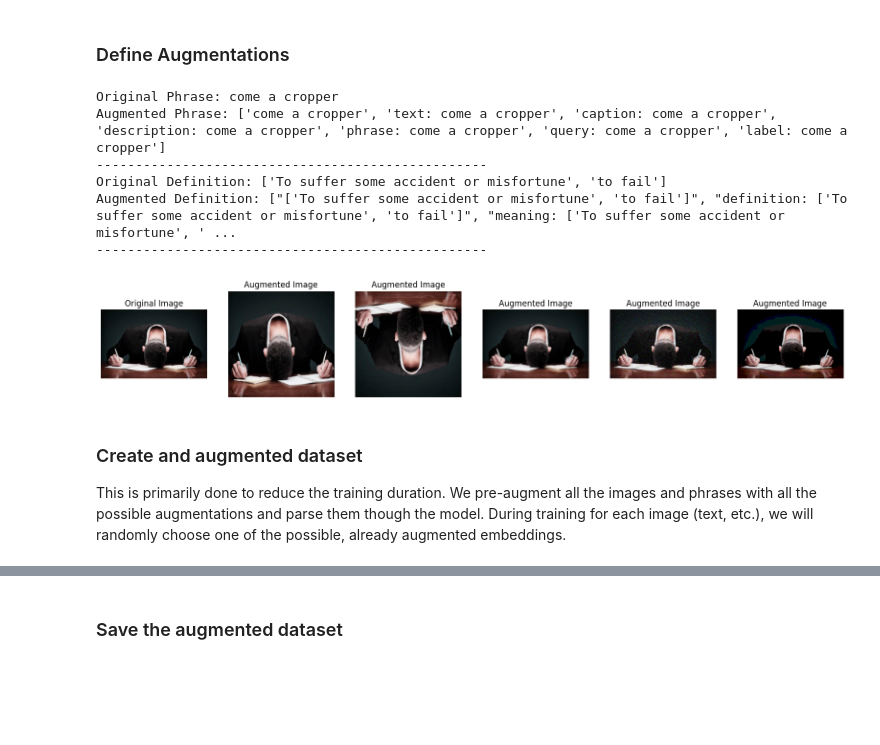
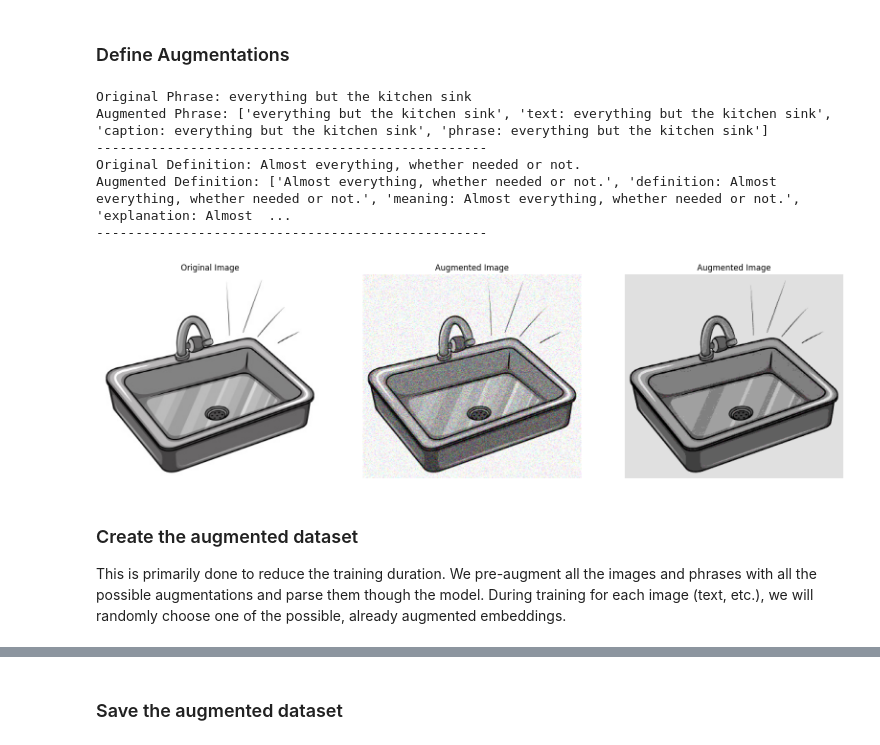
Before and after one commit to Vascorn/RePercENT, a Jupyter notebook: notebooks/irfl.ipynb, the cells around one changed output, grey strips where cells are left out. Cells and saved outputs as stored; diff of their text form; code cells hidden in the pictures; blank space fills up the shorter version.

```diff
--- a/notebooks/irfl.ipynb
+++ b/notebooks/irfl.ipynb
@@ -910,13 +953,24 @@ plt.show()
 # %%
 # Split the dataset into train and test sets based on unique phrases so that the model does not see the same phrase in both sets
+complete_datasets_fig_path = os.path.join(datasets_path, "IRFL_complete_datasets_w_all_defs.csv")
+complete_datasets_fig_df = pd.read_csv(complete_datasets_fig_path)
+print(complete_datasets_fig_df["figurative_type"].value_counts())
 complete_d_phrases = complete_datasets_fig_df['phrase'].unique()
-complete_ret_phrases = complete_retrieval_task_datasets['phrase'].unique()
 complete_det_phrases = complete_detection_task_datasets['phrase'].unique()
+
+print(f"Number of unique phrases in complete datasets: {len(complete_d_phrases)}")
+print(f"Number of unique phrases in detection task datasets: {len(complete_det_phrases)}")
 
 # The train is the complete dataset minus the phrases that appear in the detection task dataset
 train_phrases = list(set(complete_d_phrases) - set(complete_det_phrases))
 test_phrases = list(complete_det_phrases)
+
+print(f"Number of common phrases between complete datasets and detection task datasets: \n\
+{len(set(complete_d_phrases) & set(complete_det_phrases))}")
+print(f"Number of unique phrases in train set: {len(train_phrases)}")
+
 train_df = complete_datasets_fig_df[complete_datasets_fig_df['phrase'].isin(train_phrases)]
 test_df = complete_detection_task_datasets
-len(train_df), len(test_df)
+print(f"Number of train samples: {len(train_df)}")
+print(f"Number of test samples: {len(test_df)}")
 # %% [output]
@@ -923,0 +991,11 @@ len(train_df), len(test_df)
+# %%
+unique_train_uuids = set(train_df['uuid'].apply(lambda x: str(json.loads(x))))
+unique_test_uuids = set(test_df['answer'].apply(lambda x: str(json.loads(x)[0])))
+print(f"Number of unique UUIDs in train set: {len(unique_train_uuids)}")
+print(f"Number of unique UUIDs in test set: {len(unique_test_uuids)}")
+common_uuids = unique_train_uuids.intersection(unique_test_uuids)
+print(f"Number of common UUIDs between train and test sets: {len(common_uuids)}")
+
+# Remove any rows from the train_df where the uuid is in the common_uuids set
+train_df = train_df[~train_df['uuid'].apply(lambda x: str(json.loads(x)) in common_uuids)]
+print(f"Number of rows in train set after removing common UUIDs: {len(train_df)}")
@@ -949,5 +1042,5 @@ display(train_df.head()), display(test_df.head())
 ### Load train and test dataframes and test zero-shot clip
 # %%
 # Load datasets
-test_df = pd.read_csv(os.path.join(datasets_path, "IRFL_test_detect_dataset.csv"))
-train_df = pd.read_csv(os.path.join(datasets_path, "IRFL_train_dataset.csv"))
+test_df = pd.read_csv(os.path.join(datasets_path, "IRFL_test_detect_dataset_2.csv"))
+train_df = pd.read_csv(os.path.join(datasets_path, "IRFL_train_dataset_2.csv"))
@@ -955,7 +1059,7 @@ train_df = pd.read_csv(os.path.join(datasets_path, "IRFL_train_dataset.csv"))
 import torch
 import clip
 
-device = "cuda" if torch.cuda.is_available() else "cpu"
+device = "cpu"#"cuda" if torch.cuda.is_available() else "cpu"
 model, preprocess_func = clip.load('ViT-B/32', device=device)
 
 total_parameters = sum(p.numel() for p in model.parameters())
@@ -1054,11 +1158,11 @@ def get_vectors_similarity(v1, v2):
 # This function will return the matching probability of the phrase and its image.
 # If `definitions` are provided, it will concatenate the definitions of the phrase. Only idiom instances pass definitions.
 # If you wish to test your model just replace CLIP with the desired model.
-def get_phrase_image_similarity_score(phrase, image, definitions, normalize=True):
+def get_phrase_image_similarity_score(phrase, image, definitions, normalize=True, definitions_only= False):
     if definitions:
         definition_prompt = '.'.join(definitions) + '.'
-        phrase_plus_definitions = phrase + '.' + definition_prompt
-        phrase_clip_txt_encoded = get_clip_txt_vector(phrase_plus_definitions, normalize=normalize)
+        input_text = phrase + '.' + definition_prompt if not definitions_only else definition_prompt
+        phrase_clip_txt_encoded = get_clip_txt_vector(input_text, normalize=normalize)
     else:
         phrase_clip_txt_encoded = get_clip_txt_vector(phrase, normalize=normalize)
     clip_cand_img_encoded = get_clip_img_vector(image, normalize=normalize)
@@ -1334,42 +1499,43 @@ phrase_augment = make_text_augmentation_function()
 # visualize some augmentation examples
 for example in train_df.sample(1).itertuples():
     phrase = example.phrase
-    definition = json.loads(example.definition)
+    definition_list = parse_definition(example.definition)
+    definition = '. '.join(definition_list) + "."
     image = get_image(example.uuid)
 
     augmented_phrase = phrase_augment(phrase)
     augmented_definition = def_augment(definition)
-    augmented_images = image_augment(image)
+    augmented_images = image_augment(image, augment_types=2)
 
     print(f"Original Phrase: {phrase}")
     print(f"Augmented Phrase: {augmented_phrase}")
     print("--------------------------------------------------")
     print(f"Original Definition: {definition}")
     print(f"Augmented Definition: {augmented_definition}")
     print("--------------------------------------------------")
     plt.figure(figsize=(20, 6))
     plt.subplot(1, len(augmented_images) + 1, 1)
     plt.title("Original Image")
     plt.imshow(image)
     plt.axis('off')
 
     for i in range(len(augmented_images)):
         plt.subplot(1, len(augmented_images) + 1, i + 2)
         plt.title("Augmented Image")
         plt.imshow(augmented_images[i])
         plt.axis('off')
 
     plt.show()
 # %% [output]
-Original Phrase: come a cropper
-Augmented Phrase: ['come a cropper', 'text: come a cropper', 'caption: come a cropper', 'description: come a cropper', 'phrase: come a cropper', 'query: come a cropper', 'label: come a cropper']
+Original Phrase: everything but the kitchen sink
+Augmented Phrase: ['everything but the kitchen sink', 'text: everything but the kitchen sink', 'caption: everything but the kitchen sink', 'phrase: everything but the kitchen sink']
 --------------------------------------------------
-Original Definition: ['To suffer some accident or misfortune', 'to fail']
-Augmented Definition: ["['To suffer some accident or misfortune', 'to fail']", "definition: ['To suffer some accident or misfortune', 'to fail']", "meaning: ['To suffer some accident or misfortune', ' ...
+Original Definition: Almost everything, whether needed or not.
+Augmented Definition: ['Almost everything, whether needed or not.', 'definition: Almost everything, whether needed or not.', 'meaning: Almost everything, whether needed or not.', 'explanation: Almost  ...
 --------------------------------------------------
-[figure, old version]
+[figure, new version]
 # %% [markdown]
-### Create and augmented dataset
+### Create the augmented dataset
 This is primarily done to reduce the training duration. We pre-augment all the images and phrases with all the possible augmentations and parse them though the model.
 During training for each image (text, etc.), we will randomly choose one of the possible, already augmented embeddings.
 # %%
```
Also changed, not shown: parts of 37 cells of this notebook, 17 other files.
